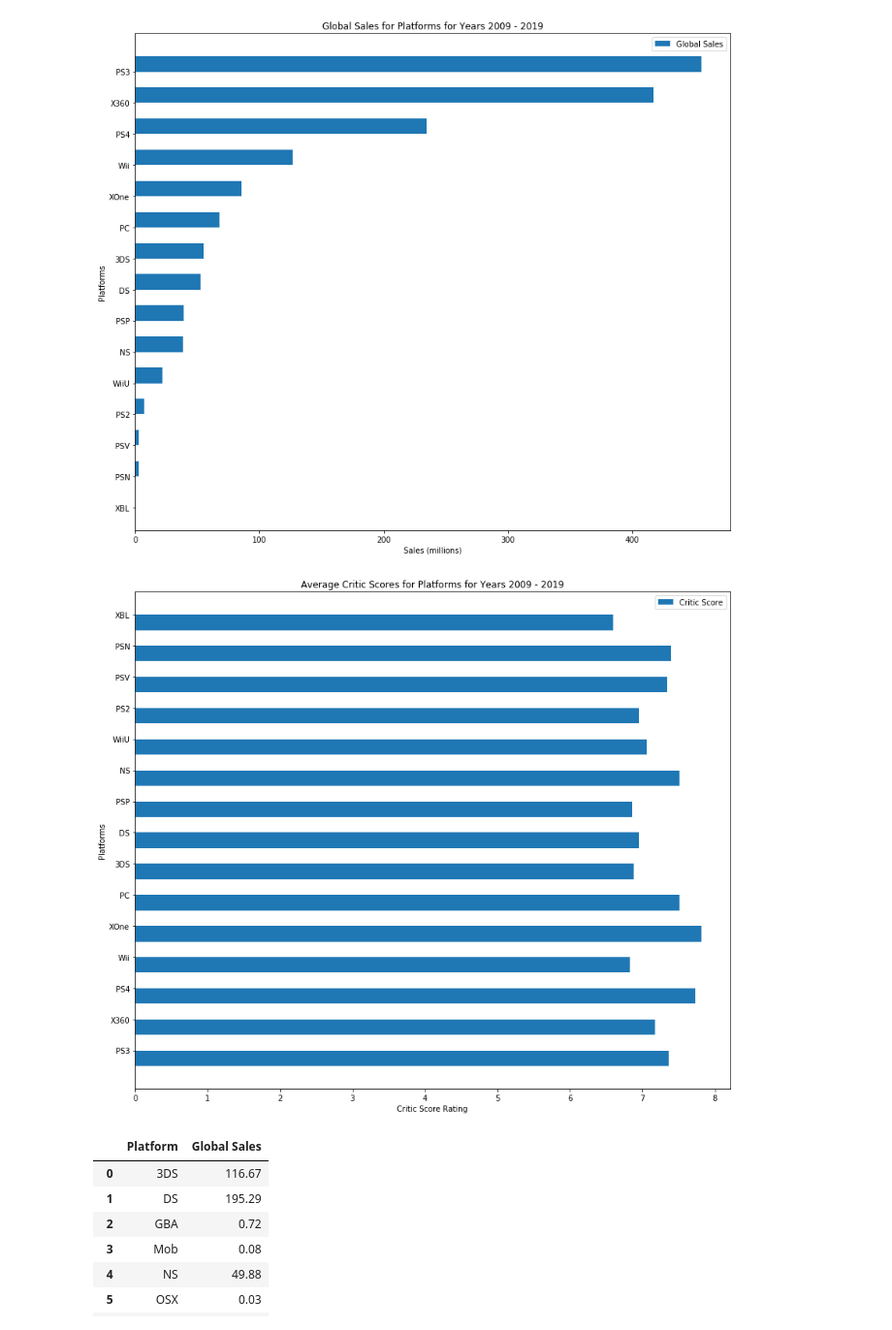
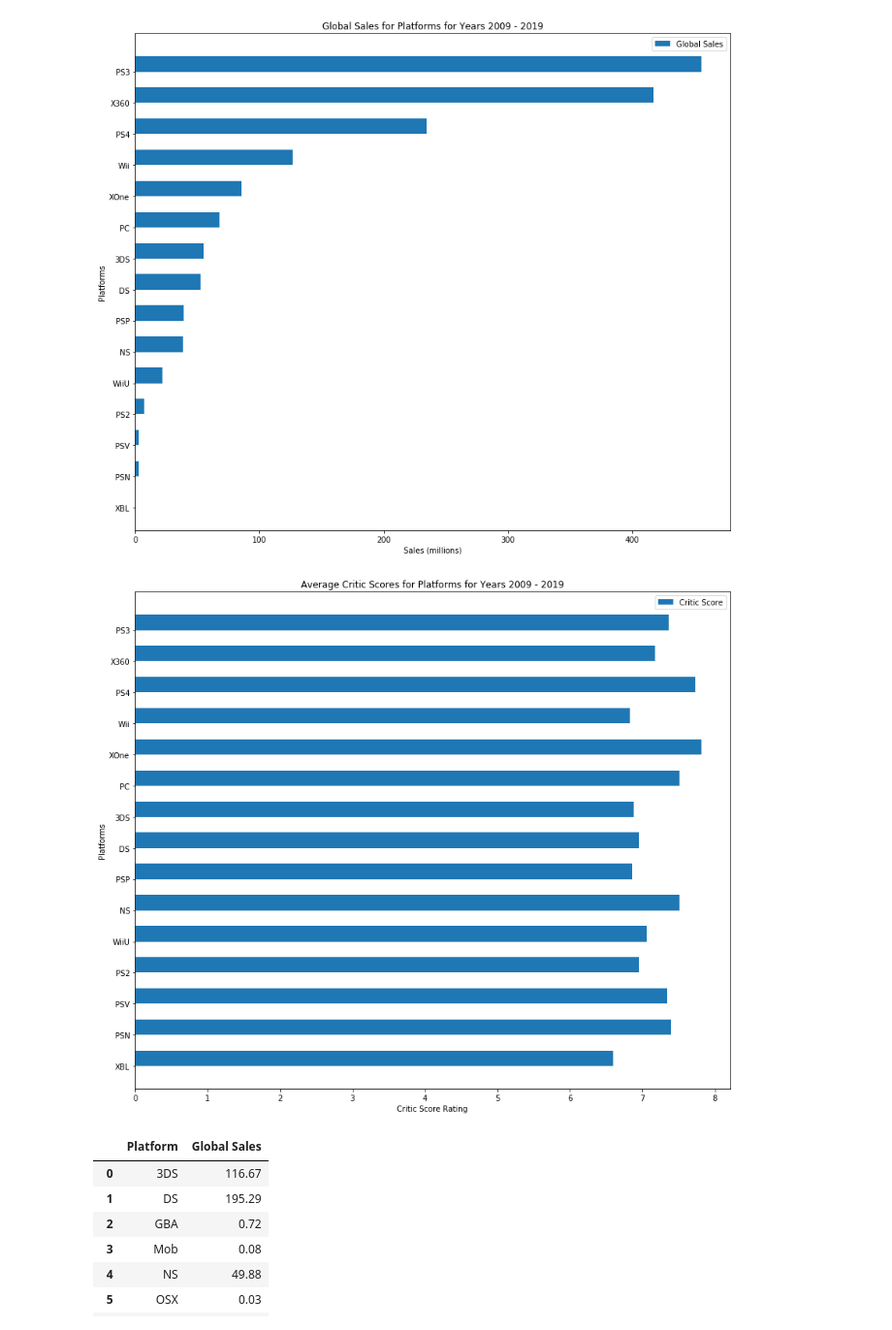
Before and after one commit to melaniefollett/project1, a Jupyter notebook: Jonathan_Project1.ipynb, the cells around one changed output. Shown: that part at 97% size. Cells and saved outputs as stored; diff of their text form; code cells hidden in the pictures.

```diff
--- a/Jonathan_Project1.ipynb
+++ b/Jonathan_Project1.ipynb
@@ -146,20 +150,20 @@ plt.show()
 # %%
 fig, ax = plt.subplots(figsize=(14, 12))
 num_platforms = len(platform_critic_global_df["Platform"])
 ind = np.arange(num_platforms)
 width = 0.50
 p1 = ax.barh(ind, platform_critic_global_df["Critic Score"], width)
 ax.set_title('Average Critic Scores for Platforms for Years 2009 - 2019')
 ax.set_ylabel('Platforms')
 ax.set_xlabel('Critic Score Rating')
 ax.set_yticks(ind + width / 2)
 ax.set_yticklabels(platform_critic_global_df["Platform"], rotation='horizontal')
-# ax.invert_yaxis()
+ax.invert_yaxis()
 plt.legend(['Critic Score'], loc='upper right')
 # plt.grid()
 plt.autoscale()
 plt.savefig("Platform_Critic_Score.png", pad_inches=0.1)
 plt.show()
 # %% [output]
-[figure, old version]
+[figure, new version]
 # %%
```
Also changed, not shown: parts of 8 cells of this notebook, 4 other files.
